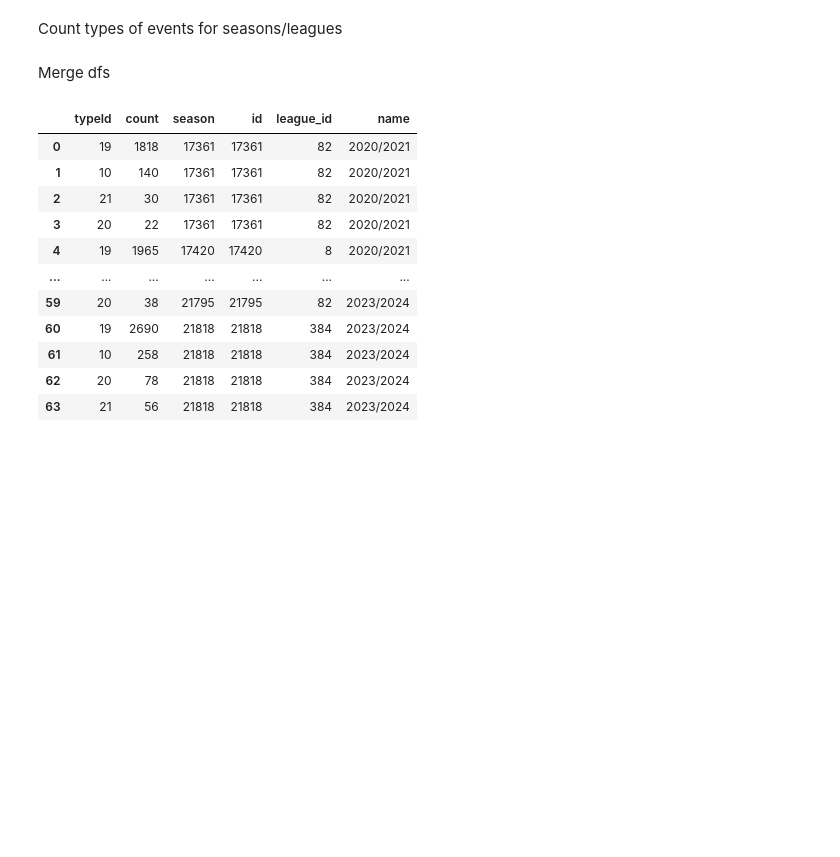
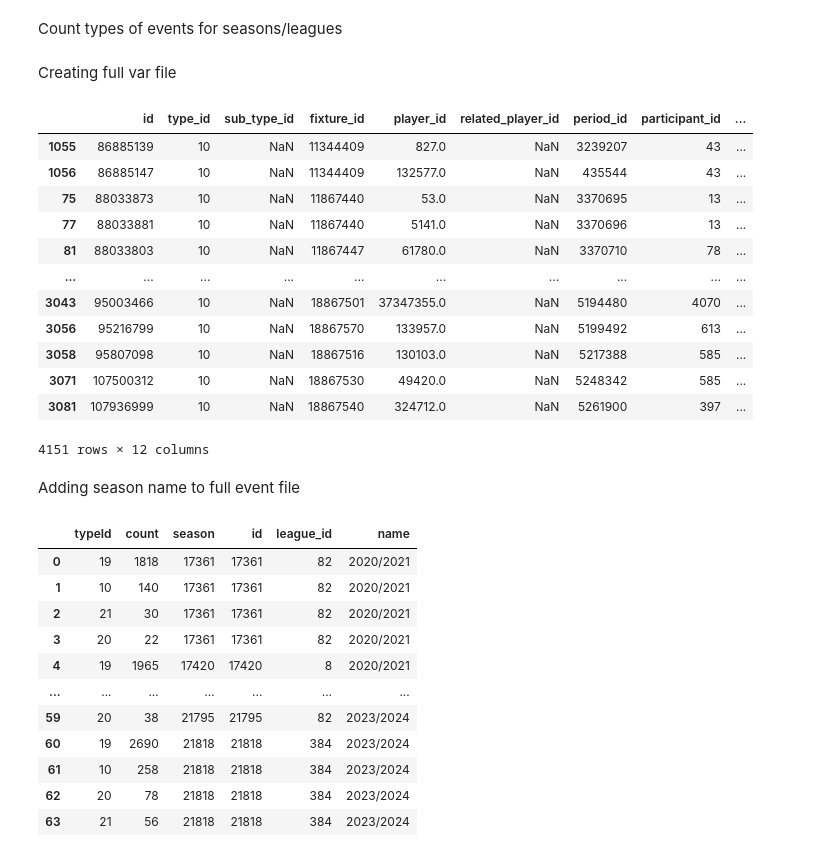
Before and after one commit to AneliaAB/Visualisering, a Jupyter notebook: analyse.ipynb, the cells around one changed output. Drawn from its saved outputs; the diff is of its cells as text; code cells hidden in the pictures; blank space fills up the shorter version.

```diff
--- a/analyse.ipynb
+++ b/analyse.ipynb
@@ -13,7 +13,7 @@ Find relevant season ID's
 seasons_info = pd.read_csv('data/seasons_info.csv', index_col=0)
 # %%
 index_rows = []
-for year in ['2020', '2021', '2022', '2023']:
+for year in ['2019', '2020', '2021', '2022', '2023']:
     frames = [index for index, row in seasons_info.iterrows() if row['starting_at'].split('-')[0]==year]
     index_rows = index_rows + frames
 index_rows
@@ -41,5 +41,32 @@ eventType_dict = pd.DataFrame.from_dict(eventType_dict)
-# %% [markdown]
-Merge dfs
+# %% [markdown]
+Creating full var file
+# %%
+var_events = pd.read_csv('data/var.csv')
+path = 'data/events'
+for file in os.listdir(path):
+    event_file = pd.read_csv(f'{path}/{file}')
+    event_file = event_file[event_file['type_id']==10]
+    var_events = pd.concat([var_events, event_file])
+
+var_events.to_csv('data/var.csv')
+# %%
+var_events
+# %% [output]
+|  | id | type_id | sub_type_id | fixture_id | player_id | related_player_id | period_id | participant_id | ... |
+| 1055 | 86885139 | 10 | NaN | 11344409 | 827.0 | NaN | 3239207 | 43 | ... |
+| 1056 | 86885147 | 10 | NaN | 11344409 | 132577.0 | NaN | 435544 | 43 | ... |
+| 75 | 88033873 | 10 | NaN | 11867440 | 53.0 | NaN | 3370695 | 13 | ... |
+| 77 | 88033881 | 10 | NaN | 11867440 | 5141.0 | NaN | 3370696 | 13 | ... |
+| 81 | 88033803 | 10 | NaN | 11867447 | 61780.0 | NaN | 3370710 | 78 | ... |
+| ... | ... | ... | ... | ... | ... | ... | ... | ... | ... |
+| 3043 | 95003466 | 10 | NaN | 18867501 | 37347355.0 | NaN | 5194480 | 4070 | ... |
+| 3056 | 95216799 | 10 | NaN | 18867570 | 133957.0 | NaN | 5199492 | 613 | ... |
+| 3058 | 95807098 | 10 | NaN | 18867516 | 130103.0 | NaN | 5217388 | 585 | ... |
+| 3071 | 107500312 | 10 | NaN | 18867530 | 49420.0 | NaN | 5248342 | 585 | ... |
+| 3081 | 107936999 | 10 | NaN | 18867540 | 324712.0 | NaN | 5261900 | 397 | ... |
+4151 rows × 12 columns
+# %% [markdown]
+Adding season name to full event file
 # %%
 seasons = pd.read_csv('data/seasons.csv', index_col=0)
 eventType_dict = eventType_dict.merge(seasons[["id", "league_id", "name"]], left_on='season', right_on='id')
```
Also changed, not shown: parts of 29 cells of this notebook, 8 other files.
